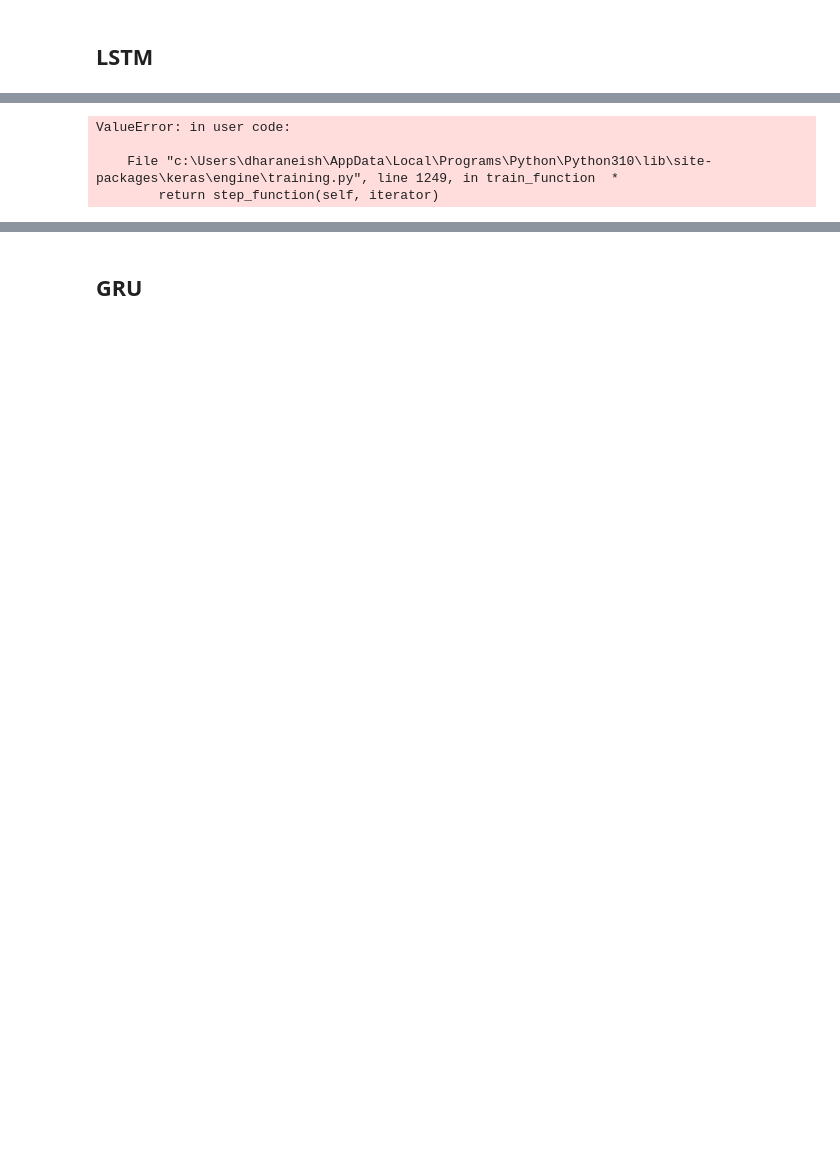
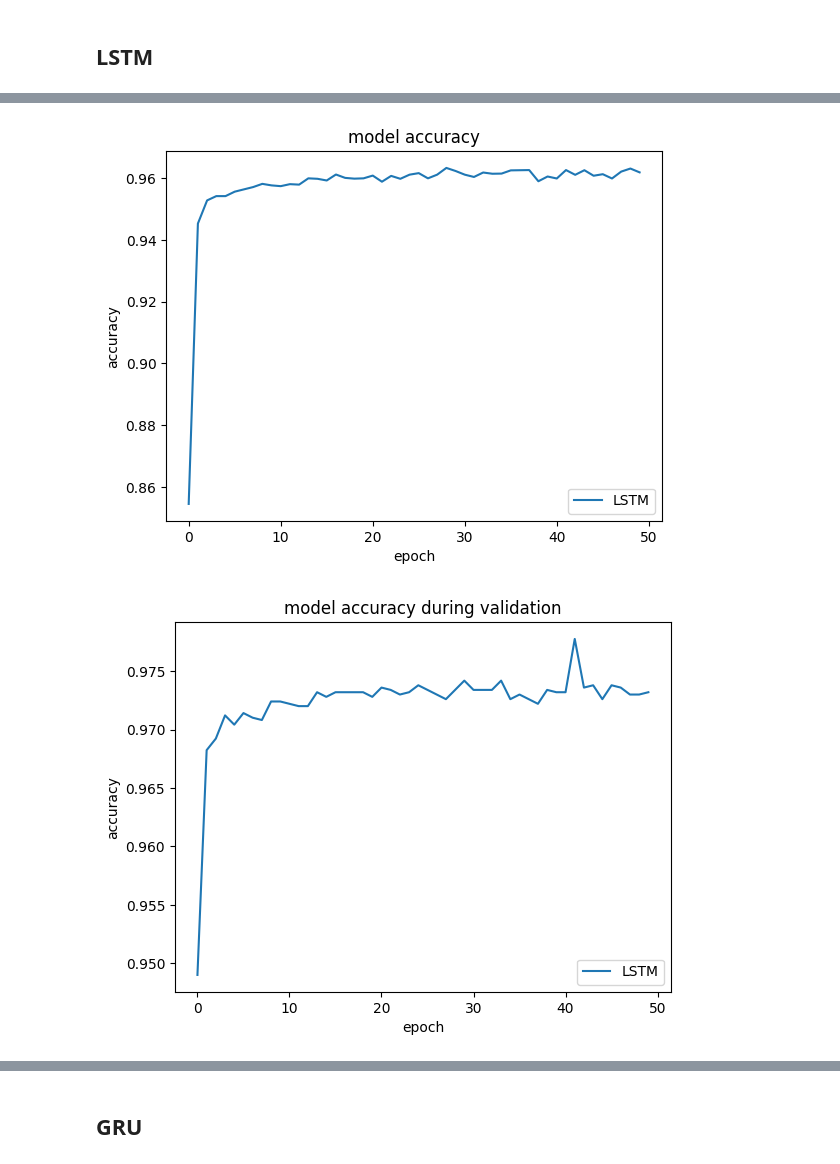
Before and after one commit to dharaneishvc/Intrusion-detection-DL-ML, a Jupyter notebook: Coding.ipynb, the cells around one changed output, grey strips where cells are left out. Saved outputs shown, nothing was run; the diff lists cells and outputs as text; code cells hidden in the pictures; blank space fills up the shorter version.

```diff
--- a/Coding.ipynb
+++ b/Coding.ipynb
@@ -476,32 +525,39 @@ model.add(LSTM(128, dropout=0.3, return_sequences=True, input_shape=(1,4)))
 model.add(LSTM(128))
 '''
 
-
-
-model.add((Dense(3, activation='softmax')))
+model.add((Dense(2, activation='softmax')))
 model.compile(loss='binary_crossentropy', optimizer='adam', metrics=['accuracy'])
 #checkpoint
 filepath="weights.best.hdf5"
 checkpoint = ModelCheckpoint(filepath, monitor='val_acc', verbose=1, save_best_only=True, mode='max')
 callbacks_list = [checkpoint]
 
-predicted1= model.fit(X_train, Y_train, validation_data=(X_test, Y_test), epochs=100, batch_size=12,callbacks=callbacks_list)
+predicted1= model.fit(X_train, Y_train, validation_data=(X_test, Y_test), epochs=50, batch_size=256,callbacks=callbacks_list)
 
 model.summary()
 scores1 = model.evaluate(X_test, Y_test, verbose=2)
 print("Accuracy: %.2f%%" % (scores1[1]*100))
-predicted_classes = model.predict_classes(X_test,verbose=1)
+#predicted_classes = model.predict_classes(X_test,verbose=1)
+
+predicted_classes = (model.predict(X_test) > 0.5).astype("int32")
 print(predicted_classes.shape)
 print(predicted_classes)
-probs = model.predict_proba(X_test)
 
+
+#probs = model.predict_proba(X_test)
+def predict_prob(number):
+  return [number[0],1-number[0]]
+
+probs = np.array(list(map(predict_prob, model.predict(X_test))))
+
+'''
 top_k = metrics.top_k_categorical_accuracy(Y_test,probs,k=2)
 top_k_array = top_k.eval(session=sess1)
 print(top_k_array)
 print(top_k)
+'''
 
-
-plt.plot(predicted1.history['acc'])
+plt.plot(predicted1.history['accuracy'])
 plt.title('model accuracy')
 plt.ylabel('accuracy')
 plt.xlabel('epoch')
@@ -509,7 +565,7 @@ plt.legend(['LSTM'], loc='lower right')
 plt.show()
 
 
-plt.plot(predicted1.history['val_acc'])
+plt.plot(predicted1.history['val_accuracy'])
 plt.title('model accuracy during validation')#during validation
 plt.ylabel('accuracy')
 plt.xlabel('epoch')
@@ -536,4 +608,2 @@ Epoch 1/100
-ValueError: in user code:
-
-    File "c:\Users\dharaneish\AppData\Local\Programs\Python\Python310\lib\site-packages\keras\engine\training.py", line 1249, in train_function  *
-        return step_function(self, iterator)
+[figure, added]
+[figure, added]
```
Also changed, not shown: parts of 5 cells of this notebook, 1 other file.
